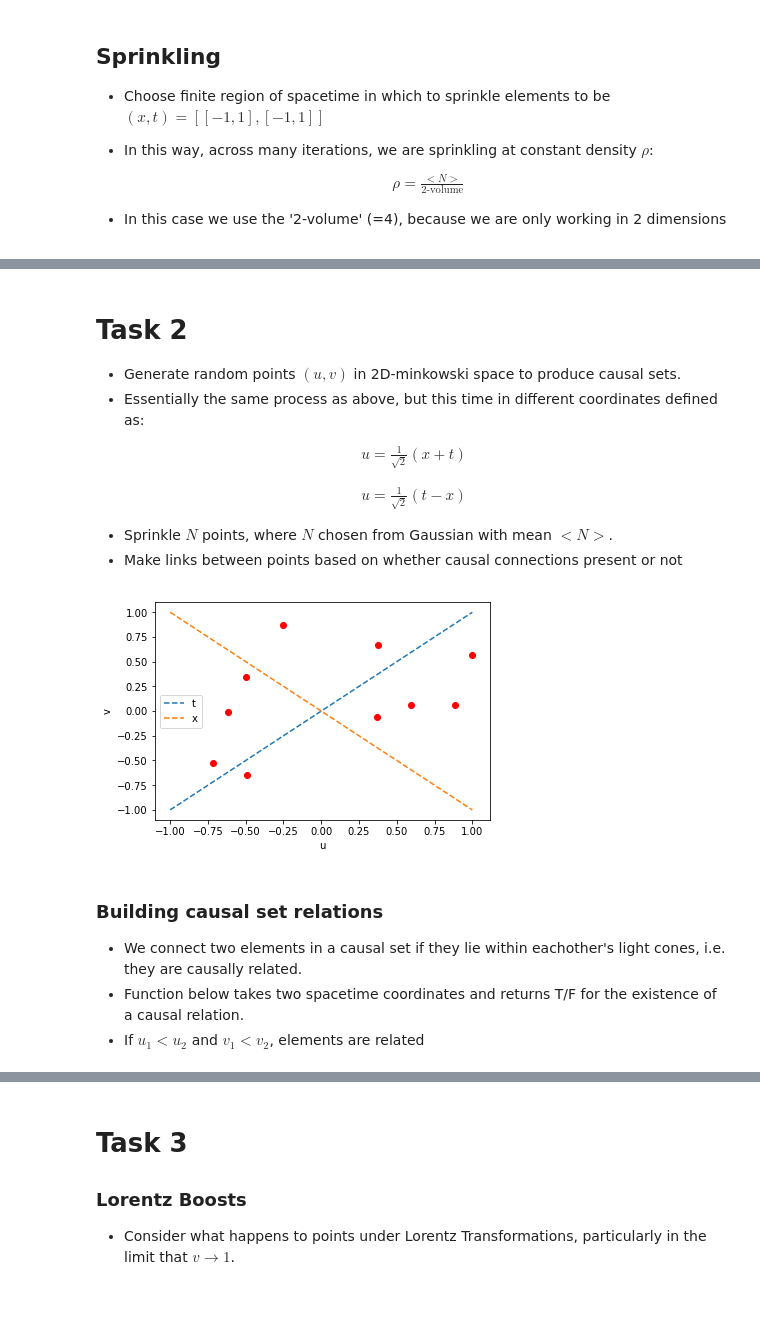
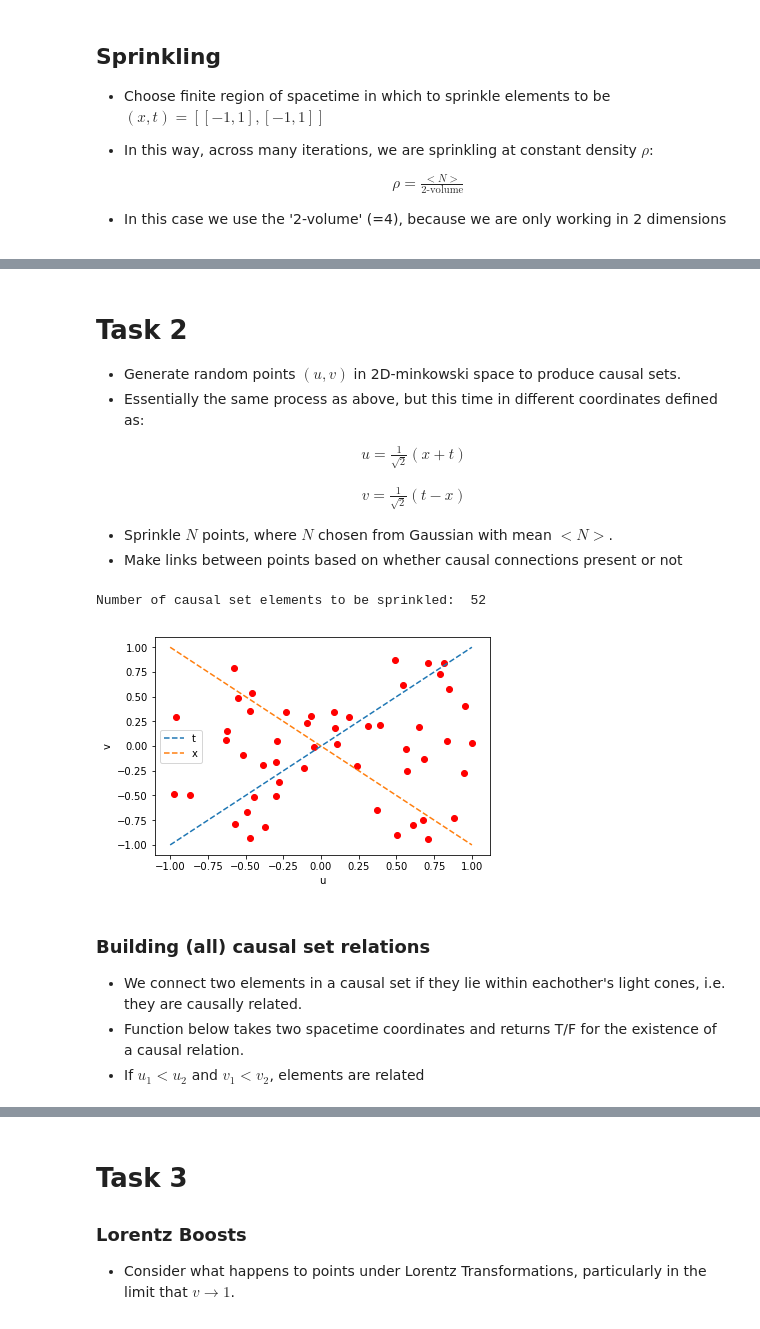
Before and after one commit to dewigould/CausalSetQuantumGravity, a Jupyter notebook: Weekly/Week1/Week1 Tasks.ipynb, the cells around one changed output, grey strips where cells are left out. Saved outputs shown, nothing was run; the diff lists cells and outputs as text; code cells hidden in the pictures.

```diff
--- a/Weekly/Week1/Week1 Tasks.ipynb
+++ b/Weekly/Week1/Week1 Tasks.ipynb
@@ -24,9 +24,9 @@ from itertools import permutations, combinations
 - In this case we use the '2-volume' (=4), because we are only working in 2 dimensions
 # %%
 #Choose finite region of spacetime in which to sprinkle to be (x, t) = [[-1,1],[-1,1]]
-N_mean = 10
+N_mean = 50
 N = int(np.random.normal(N_mean,0.1*N_mean))
-print N
+print "Number of causal set elements to be sprinkled", N
 x = [random.uniform(-1,1) for i in range(N)]
 t = [random.uniform(-1,1) for i in range(N)]
 
@@ -65,0 +74,15 @@ plt.show()
+# %%
+#Sort list of pairs by ascending 't' value
+sorted_elements = sorted(elements, key=lambda x: x[1])
+print "Causal set with",N, "elements. Only NN connections drawn"
+
+plt.figure()
+[plt.scatter(x[i],t[i],color='r') for i in range(N)]
+for i in range(N):
+    for j in np.arange(i+1,N): #cycle through in order of increasing t to find nearest neighbour.
+        if is_connected(sorted_elements[i],sorted_elements[j]):
+            plt.plot([sorted_elements[i][0],sorted_elements[j][0]],[sorted_elements[i][1],sorted_elements[j][1]],color='r')
+            break
+plt.xlabel('x')
+plt.ylabel('t')
+plt.show()
@@ -73,28 +99,31 @@ u = \frac{1}{\sqrt{2}} (x + t)
 \end{align}
 
 \begin{align}
-u = \frac{1}{\sqrt{2}} (t - x)
+v = \frac{1}{\sqrt{2}} (t - x)
 \end{align}
 
  - Sprinkle $N$ points, where $N$ chosen from Gaussian with mean $<N>$.
  - Make links between points based on whether causal connections present or not
 # %%
-N = 10
+N_mean = 50
+N = int(np.random.normal(N_mean,0.1*N_mean))
+print "Number of causal set elements to be sprinkled: ", N
 u = [random.uniform(-1,1) for i in range(N)]
 v = [random.uniform(-1,1) for i in range(N)]
 
 plt.figure()
 [plt.scatter(u[i],v[i],color='r') for i in range(N)]
 plt.plot(np.linspace(-1,1,10),np.linspace(-1,1,10),'--',label='t')
 plt.plot(np.linspace(-1,1,10),-1*np.linspace(-1,1,10),'--',label='x')
 plt.xlabel('u')
 plt.ylabel('v')
 plt.legend()
 plt.show()
 # %% [output]
+Number of causal set elements to be sprinkled:  52
-[figure, old version]
+[figure, new version]
 # %% [markdown]
-### Building causal set relations
+### Building (all) causal set relations
  - We connect two elements in a causal set if they lie within eachother's light cones, i.e. they are causally related.
  - Function below takes two spacetime coordinates and returns T/F for the existence of a causal relation.
  - If $u_{1} < u_{2}$ and $v_{1} < v_{2}$, elements are related
```
Also changed, not shown: parts of 11 cells of this notebook.
